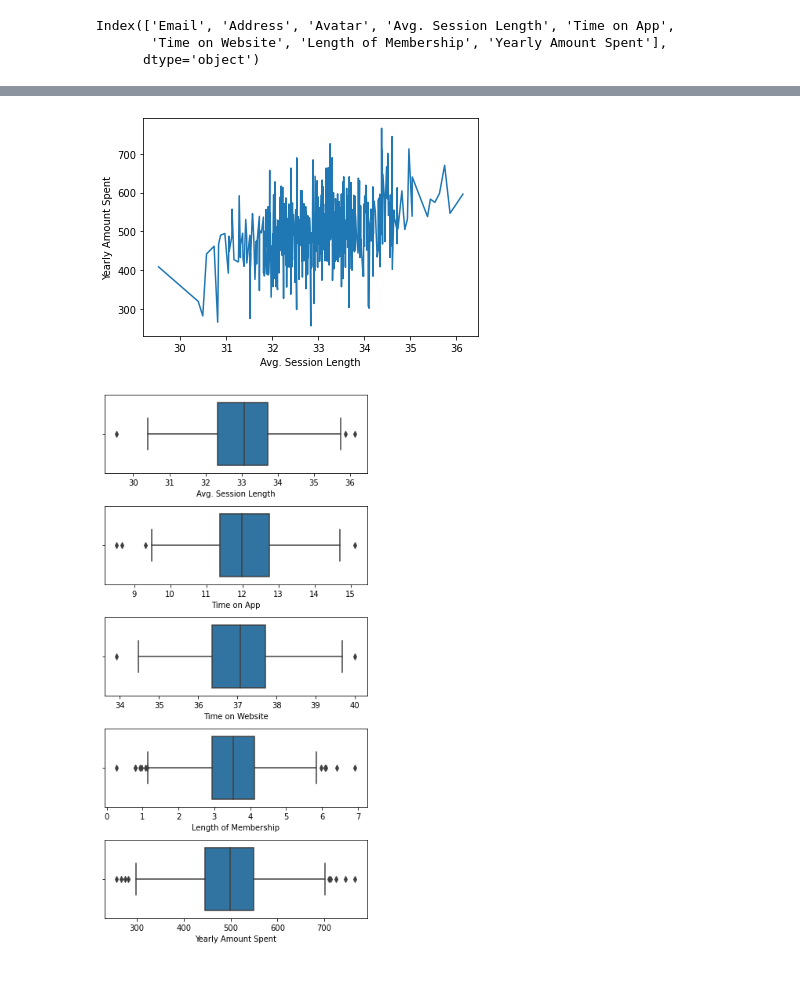
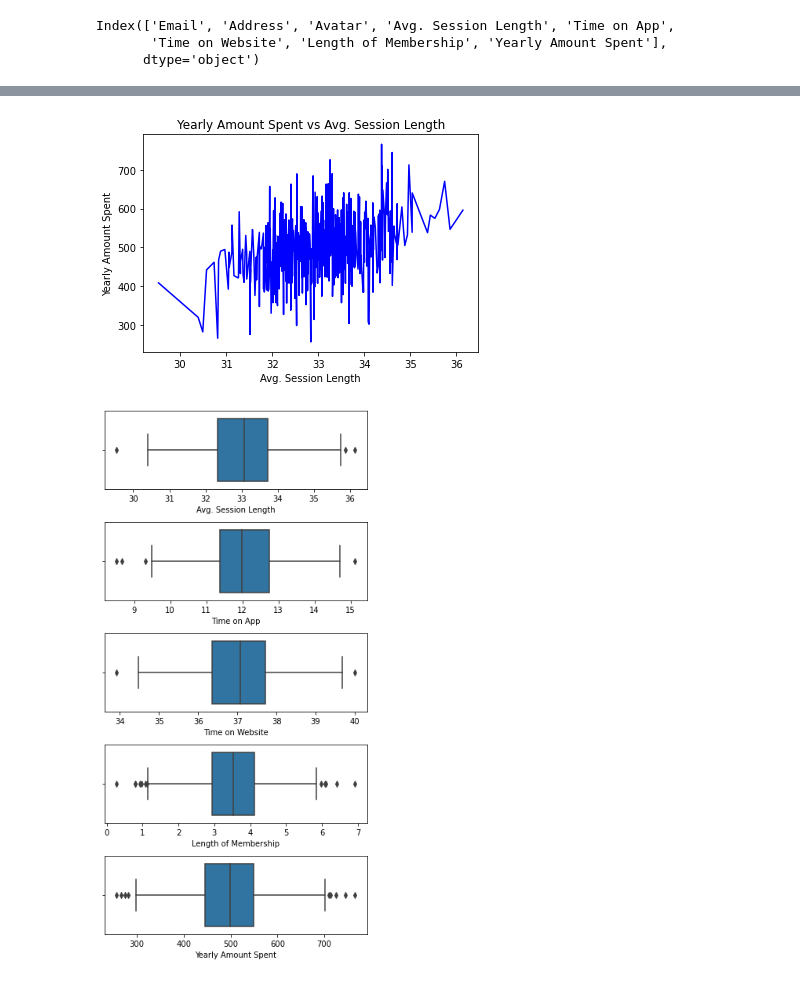
Before and after one commit to kumar12219218/LinearRegression_BharathKumarReddy_R, a Jupyter notebook: Ecommerce_project_Refactor.ipynb, the cells around one changed output, grey strips where cells are left out. Cells and saved outputs as stored; diff of their text form; code cells hidden in the pictures.

```diff
--- a/Ecommerce_project_Refactor.ipynb
+++ b/Ecommerce_project_Refactor.ipynb
@@ -109,8 +109,8 @@ plt.show()
 # %%
-sns.lineplot(x="Avg. Session Length",y="Yearly Amount Spent",data=Ecom_Customer_data)
+sns.lineplot(x="Avg. Session Length",y="Yearly Amount Spent",color="blue",data=Ecom_Customer_data).set(title="Yearly Amount Spent vs Avg. Session Length")
 plt.show()
 # %% [output]
-[figure, old version]
+[figure, new version]
 # %%
 #From the above correlation and lineplot we can see that 'yearly amount spent' is
 #linearly dependent on 'Avg. Session Length', 'Time on App',
```
Also changed, not shown: parts of 15 cells of this notebook.
